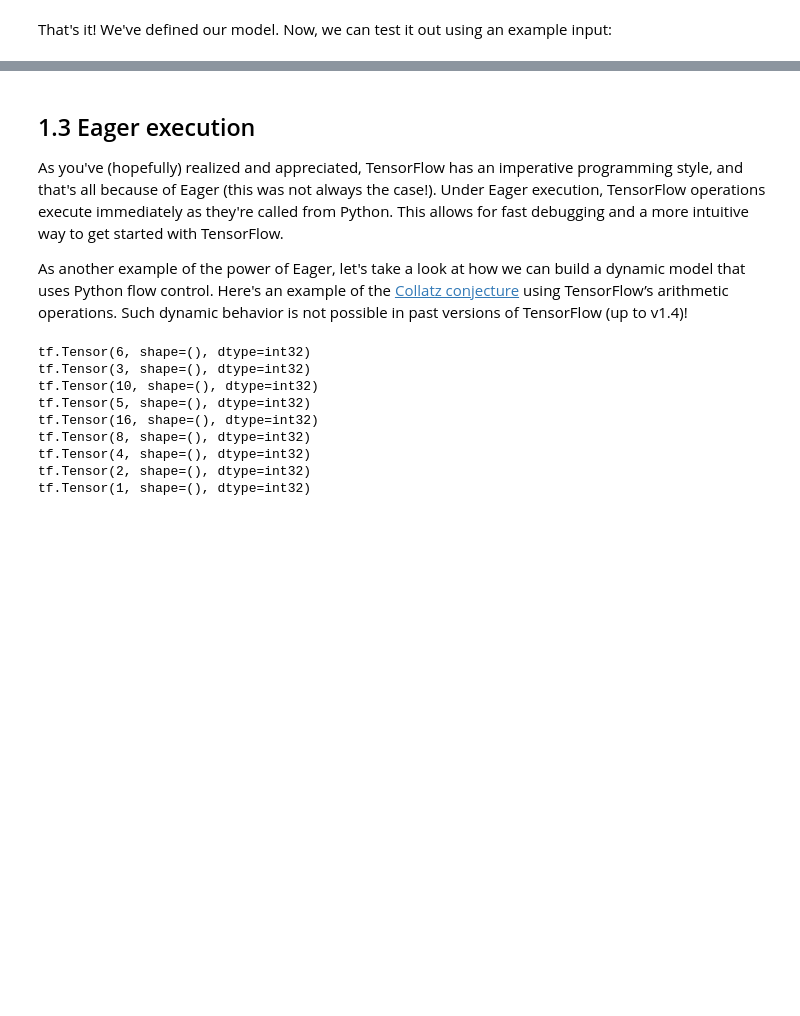
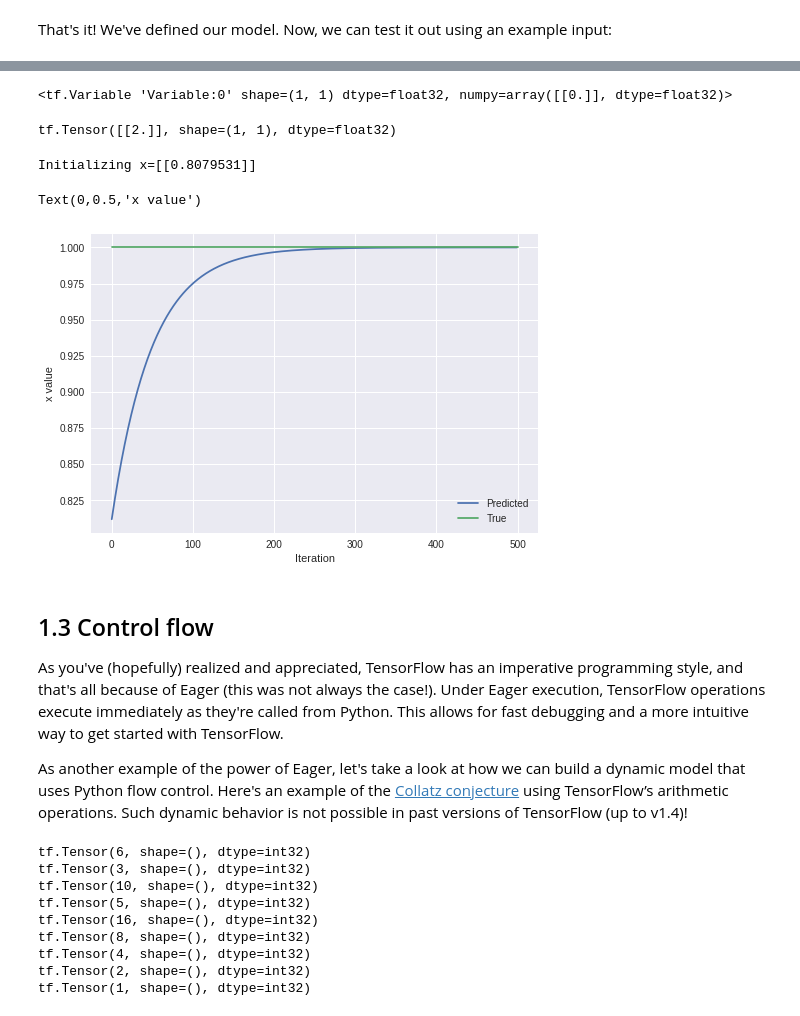
Before and after one commit to aamini/introtodeeplearning, a Jupyter notebook: lab1/Lab1_Part1-Solutions.ipynb, the cells around one changed output, grey strips where cells are left out. Saved outputs shown, nothing was run; the diff lists cells and outputs as text; code cells hidden in the pictures; blank space fills up the shorter version.

Commit message:
adding gradient tape

```diff
--- a/lab1/Lab1_Part1-Solutions.ipynb
+++ b/lab1/Lab1_Part1-Solutions.ipynb
@@ -157,5 +174,43 @@ print model.predict(x_input)
+# %%
+x = tf.Variable([[0.0]])
+print x
+# %% [output]
+<tf.Variable 'Variable:0' shape=(1, 1) dtype=float32, numpy=array([[0.]], dtype=float32)>
+# %%
+w = tf.Variable([[1.0]])
+with tf.GradientTape() as tape:
+  loss = w * w
+
+grad = tape.gradient(loss, w)
+print(grad)  # => tf
+# %% [output]
+tf.Tensor([[2.]], shape=(1, 1), dtype=float32)
+# %%
+x = tf.Variable([tf.random.normal([1])])
+print "Initializing x={}".format(x.numpy())
+learning_rate = 1e-2
+history = []
+
+for i in range(500):
+  with tf.GradientTape() as tape:
+    y = (x - 1)**2 # record the forward pass on the tape
+
+  grad = tape.gradient(y, x) # compute the gradient of y with respect to x
+  new_x = x - learning_rate*grad # sgd update
+  x.assign(new_x) # update the value of x
+  history.append(x.numpy()[0])
+
+plt.plot(history)
+plt.plot([0, 500],[1,1])
+plt.legend(('Predicted', 'True'))
+plt.xlabel('Iteration')
+plt.ylabel('x value')
+# %% [output]
+Initializing x=[[0.8079531]]
+Text(0,0.5,'x value')
+[figure, added]
 # %% [markdown]
-## 1.3 Eager execution
+## 1.3 Control flow
 
 As you've (hopefully) realized and appreciated, TensorFlow has an imperative programming style, and that's all because of Eager (this was not always the case!). Under Eager execution, TensorFlow operations execute immediately as they're called from Python. This allows for fast debugging and a more intuitive way to get started with TensorFlow.
 
```
Also changed, not shown: parts of 4 cells of this notebook.
